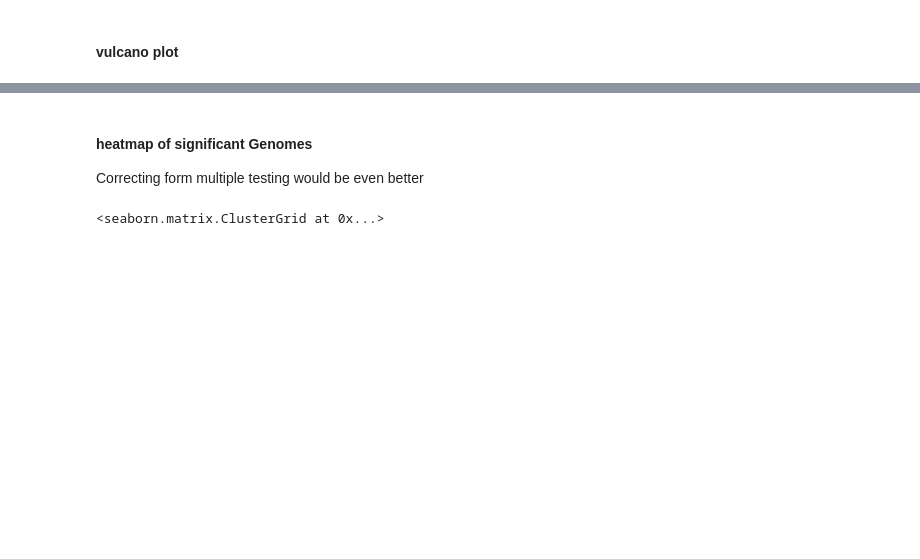
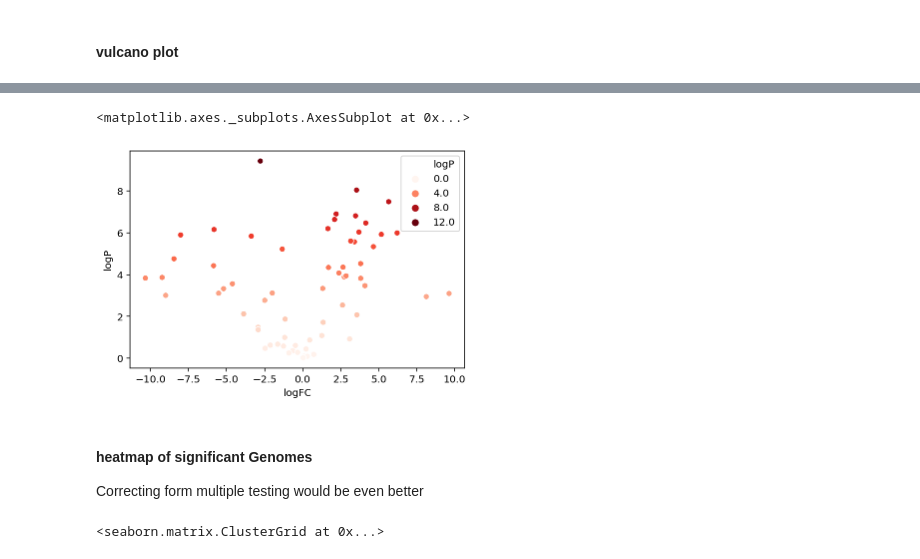
Before and after one commit to metagenome-atlas/Tutorial, a Jupyter notebook: scripts/Differencial_abundance.ipynb, the cells around one changed output, grey strips where cells are left out. Saved outputs shown, nothing was run; the diff lists cells and outputs as text; code cells hidden in the pictures; blank space fills up the shorter version.

```diff
--- a/scripts/Differencial abundance based on genomes.ipynb
+++ b/scripts/Differencial_abundance.ipynb
@@ -132,3 +132,9 @@ alt.Chart(Stats).mark_circle(opacity= .6).encode(
+# %%
+#non interactive plot
+sns.scatterplot(y='logP',x='logFC',data=Stats,hue='logP',palette='Reds')
+# %% [output]
+<matplotlib.axes._subplots.AxesSubplot at 0x...>
+[figure, added]
 # %% [markdown]
 #### heatmap of significant Genomes
 
```
Also changed, not shown: parts of 3 cells of this notebook.
